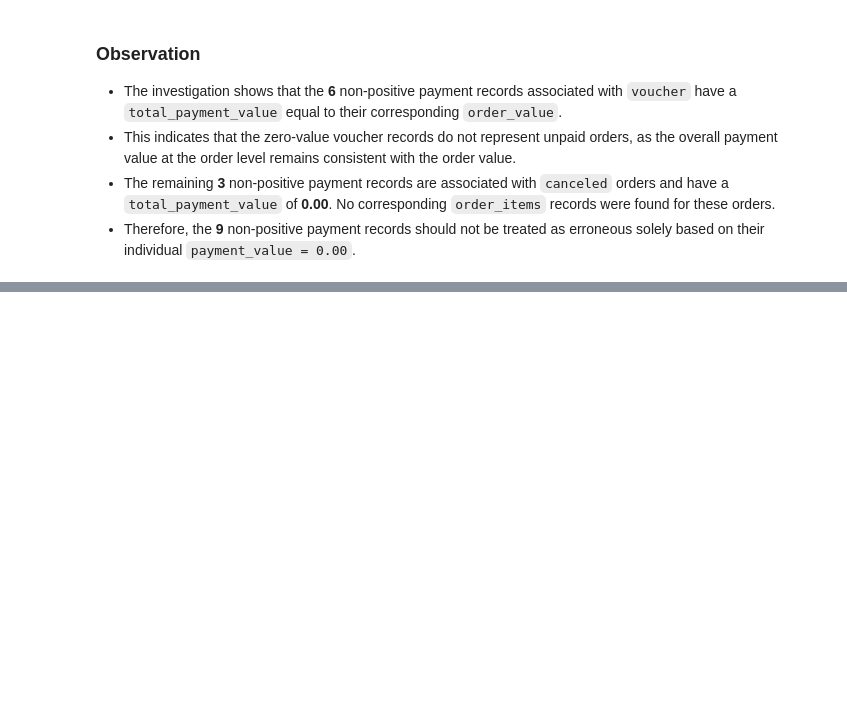
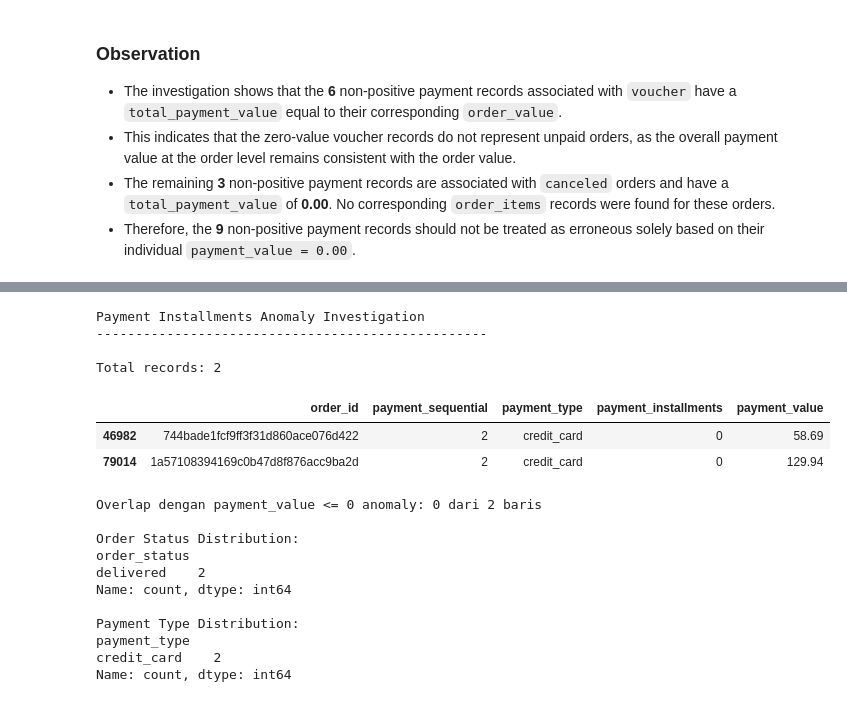
Before and after one commit to richardsonbryant/InsightFlow, a Jupyter notebook: notebooks/01_dataset_assessment.ipynb, the cells around one changed output, grey strips where cells are left out. Cells and saved outputs as stored; diff of their text form; code cells hidden in the pictures; blank space fills up the shorter version.

```diff
--- a/notebooks/01_dataset_assessment.ipynb
+++ b/notebooks/01_dataset_assessment.ipynb
@@ -1012,0 +1011,41 @@ payment_consistency
+# %%
+print("Payment Installments Anomaly Investigation")
+print("-" * 50)
+
+invalid_installments = payments.loc[payments["payment_installments"] <= 0].copy()
+
+print(f"\nTotal records: {len(invalid_installments)}")
+display(invalid_installments)
+
+# Cek overlap dengan payment_value anomaly
+overlap = invalid_installments["order_id"].isin(invalid_payment["order_id"])
+print(f"\nOverlap dengan payment_value <= 0 anomaly: {overlap.sum()} dari {len(invalid_installments)} baris")
+
+# Cek order_status
+installments_status = invalid_installments.merge(
+    orders[["order_id", "order_status"]], on="order_id", how="left"
+)
+print("\nOrder Status Distribution:")
+print(installments_status["order_status"].value_counts())
+
+print("\nPayment Type Distribution:")
+print(invalid_installments["payment_type"].value_counts())
+# %% [output]
+Payment Installments Anomaly Investigation
+--------------------------------------------------
+
+Total records: 2
+|  | order_id | payment_sequential | payment_type | payment_installments | payment_value |
+| 46982 | 744bade1fcf9ff3f31d860ace076d422 | 2 | credit_card | 0 | 58.69 |
+| 79014 | 1a57108394169c0b47d8f876acc9ba2d | 2 | credit_card | 0 | 129.94 |
+Overlap dengan payment_value <= 0 anomaly: 0 dari 2 baris
+
+Order Status Distribution:
+order_status
+delivered    2
+Name: count, dtype: int64
+
+Payment Type Distribution:
+payment_type
+credit_card    2
+Name: count, dtype: int64
```
Also changed, not shown: parts of 12 cells of this notebook, 28 other files.
